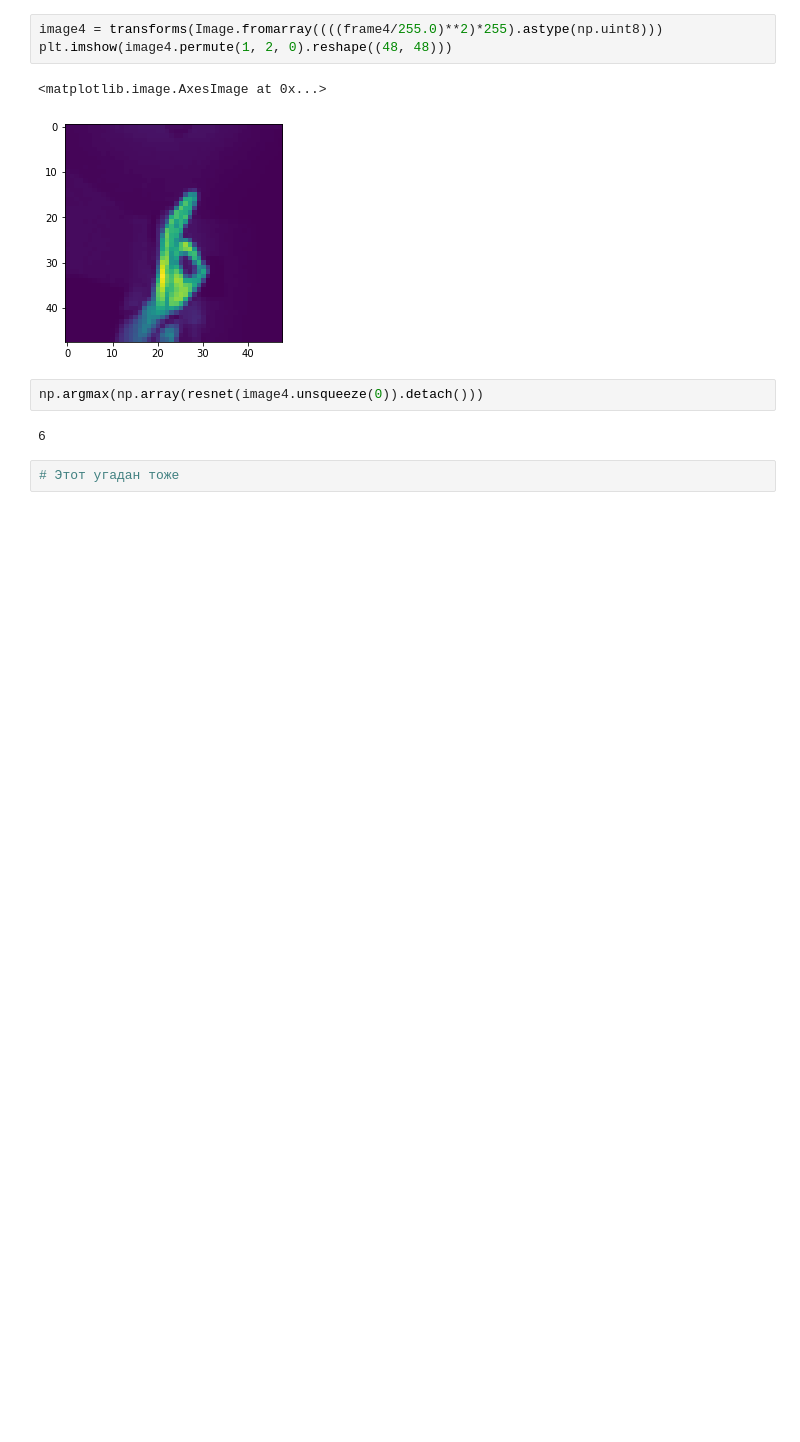
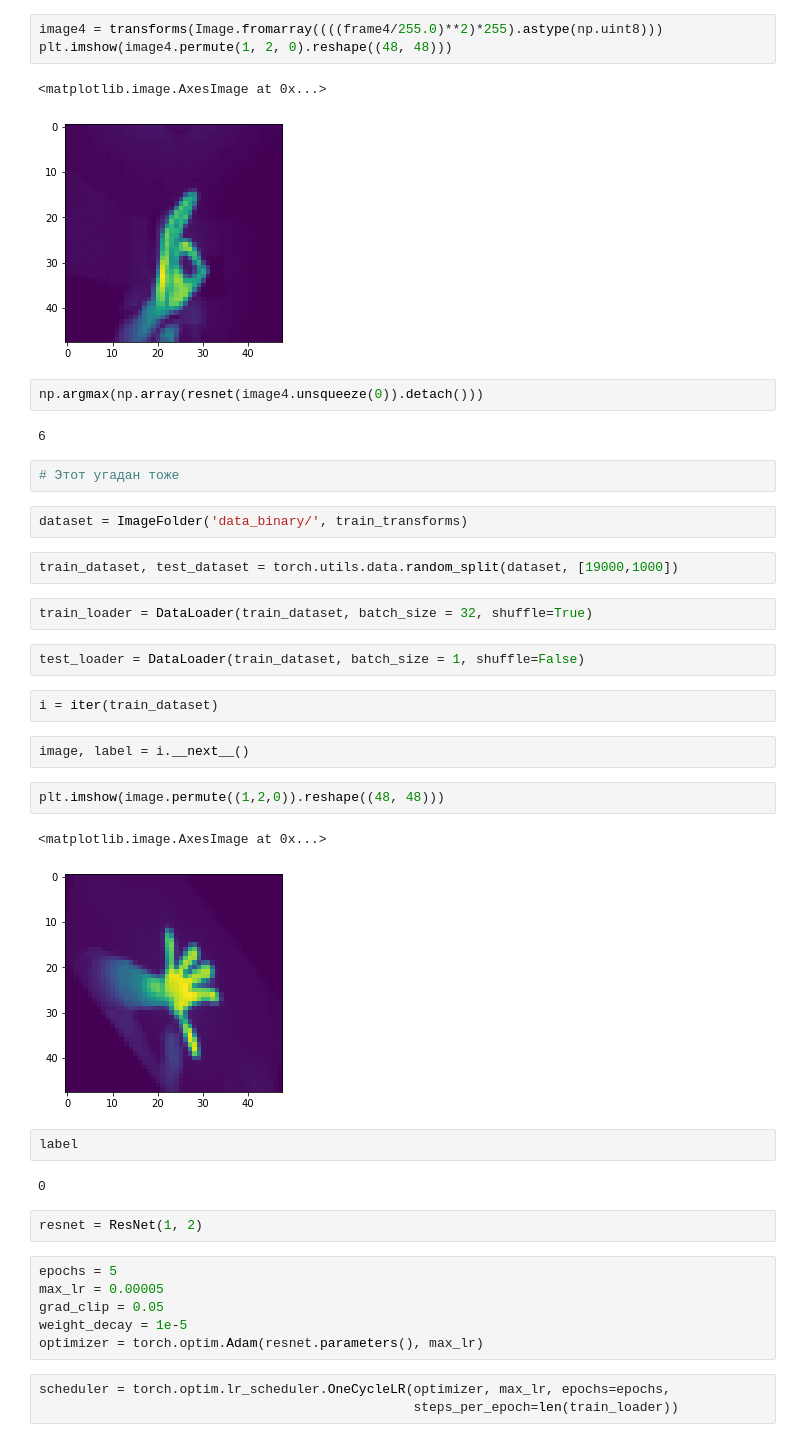
Before and after one commit to po-stas/PyTorch, a Jupyter notebook: lesson05/CourseWork.ipynb, the cells around one changed output. Cells and saved outputs as stored; diff of their text form; blank space fills up the shorter version.

```diff
--- a/lesson05/CourseWork.ipynb
+++ b/lesson05/CourseWork.ipynb
@@ -428,3 +425,35 @@ np.argmax(np.array(resnet(image4.unsqueeze(0)).detach()))
 6
 # %%
 # Этот угадан тоже
+# %%
+dataset = ImageFolder('data_binary/', train_transforms)
+# %%
+train_dataset, test_dataset = torch.utils.data.random_split(dataset, [19000,1000])
+# %%
+train_loader = DataLoader(train_dataset, batch_size = 32, shuffle=True)
+# %%
+test_loader = DataLoader(train_dataset, batch_size = 1, shuffle=False)
+# %%
+i = iter(train_dataset)
+# %%
+image, label = i.__next__()
+# %%
+plt.imshow(image.permute((1,2,0)).reshape((48, 48)))
+# %% [output]
+<matplotlib.image.AxesImage at 0x...>
+[figure, added]
+# %%
+label
+# %% [output]
+0
+# %%
+resnet = ResNet(1, 2)
+# %%
+epochs = 5
+max_lr = 0.00005
+grad_clip = 0.05
+weight_decay = 1e-5
+optimizer = torch.optim.Adam(resnet.parameters(), max_lr)
+# %%
+scheduler = torch.optim.lr_scheduler.OneCycleLR(optimizer, max_lr, epochs=epochs,
+                                                steps_per_epoch=len(train_loader))
```
Also changed, not shown: parts of 75 cells of this notebook.
